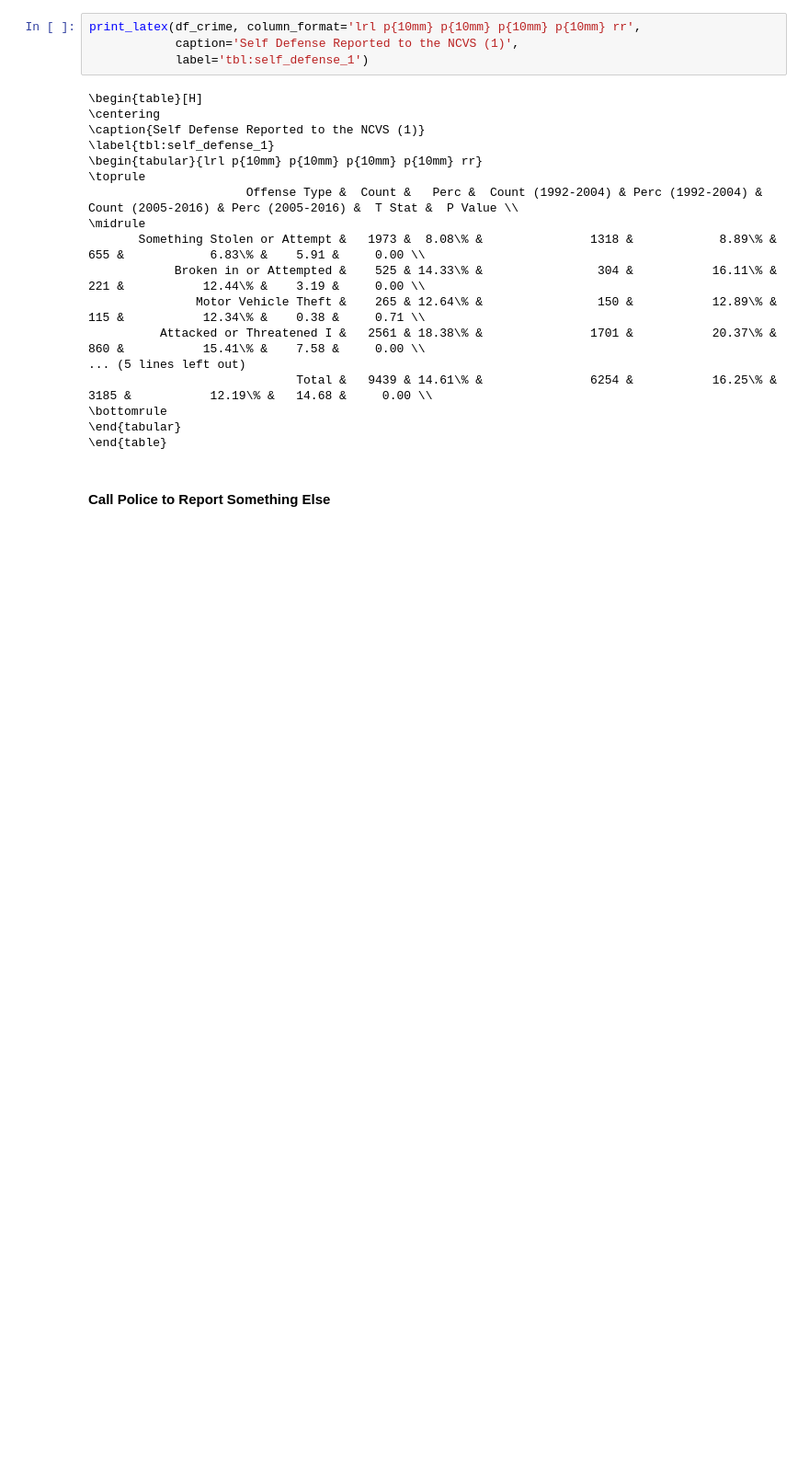
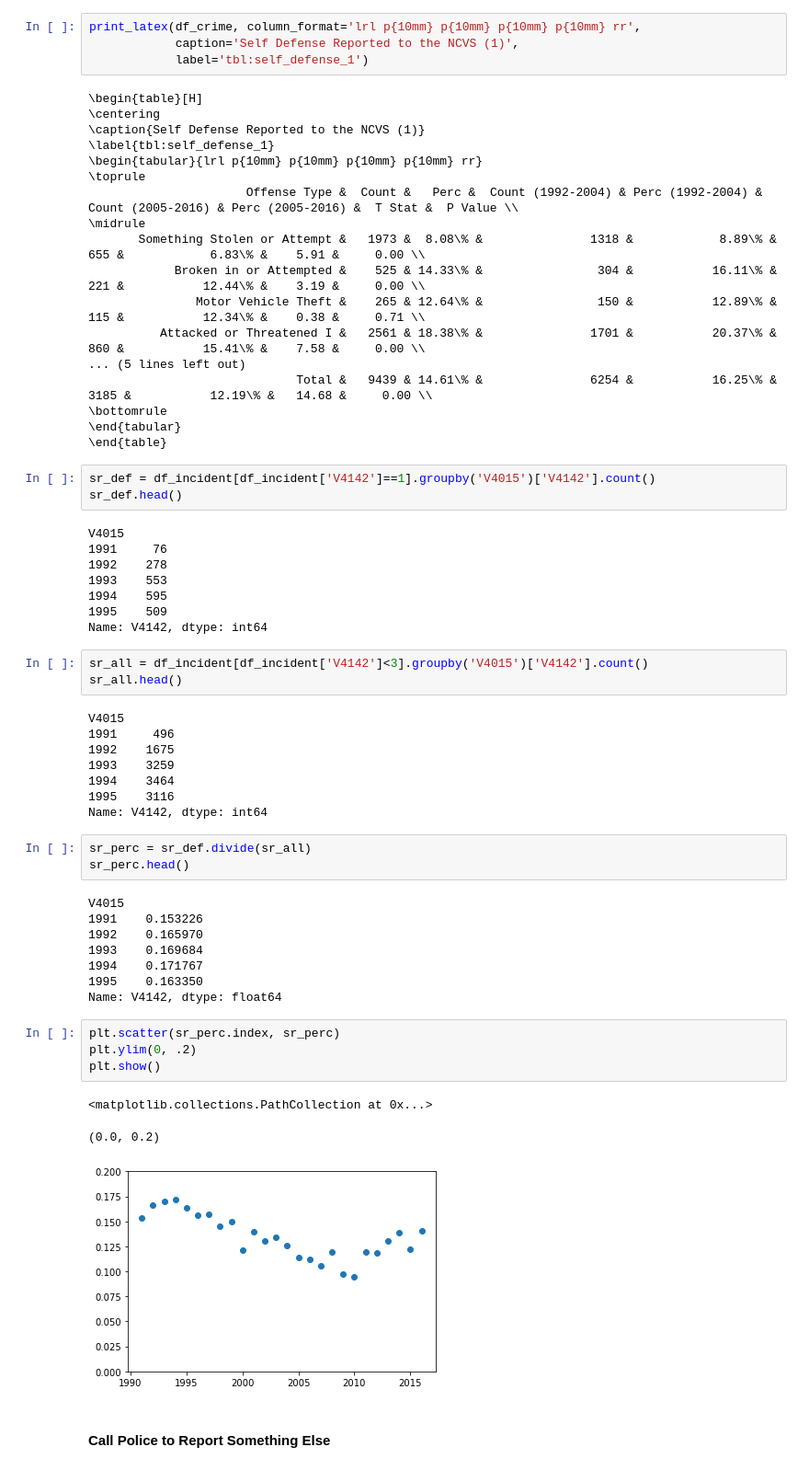
Before and after one commit to liayin/Reporting-Standards-Project, a Jupyter notebook: Data/NCVS/ncvs_explore.ipynb, the cells around one changed output. Shown at 92% size. Cells and saved outputs as stored; diff of their text form; blank space fills up the shorter version.

```diff
--- a/Data/NCVS/ncvs_explore.ipynb
+++ b/Data/NCVS/ncvs_explore.ipynb
@@ -333,6 +334,47 @@ print_latex(df_crime, column_format='lrl p{10mm} p{10mm} p{10mm} p{10mm} rr',
 \bottomrule
 \end{tabular}
 \end{table}
+# %%
+sr_def = df_incident[df_incident['V4142']==1].groupby('V4015')['V4142'].count()
+sr_def.head()
+# %% [output]
+V4015
+1991     76
+1992    278
+1993    553
+1994    595
+1995    509
+Name: V4142, dtype: int64
+# %%
+sr_all = df_incident[df_incident['V4142']<3].groupby('V4015')['V4142'].count()
+sr_all.head()
+# %% [output]
+V4015
+1991     496
+1992    1675
+1993    3259
+1994    3464
+1995    3116
+Name: V4142, dtype: int64
+# %%
+sr_perc = sr_def.divide(sr_all)
+sr_perc.head()
+# %% [output]
+V4015
+1991    0.153226
+1992    0.165970
+1993    0.169684
+1994    0.171767
+1995    0.163350
+Name: V4142, dtype: float64
+# %%
+plt.scatter(sr_perc.index, sr_perc)
+plt.ylim(0, .2)
+plt.show()
+# %% [output]
+<matplotlib.collections.PathCollection at 0x...>
+(0.0, 0.2)
+[figure, added]
 # %% [markdown]
 #### Call Police to Report Something Else
 # %%
```
Also changed, not shown: parts of 21 cells of this notebook, 1 other file.
